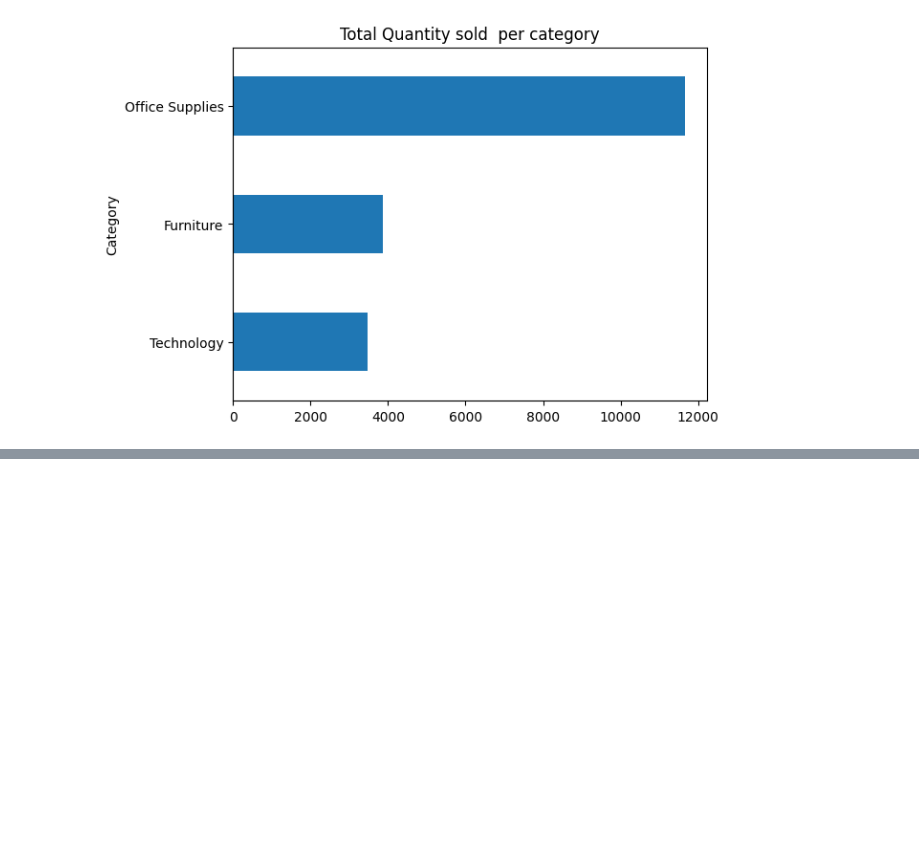
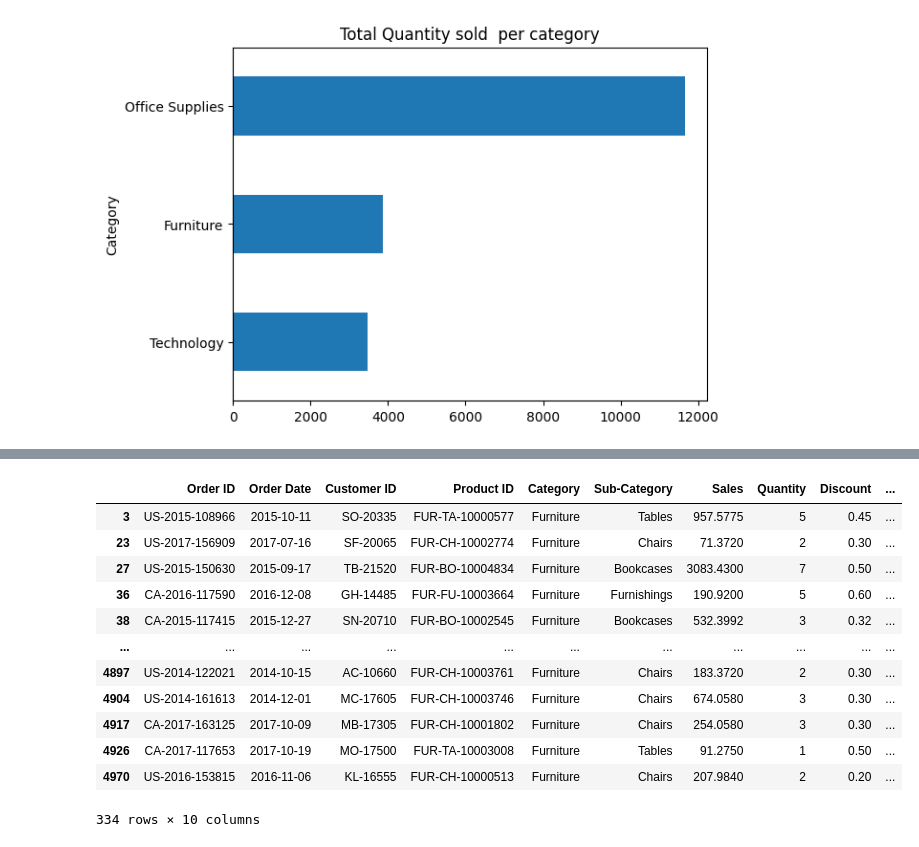
Before and after one commit to doaa-altarawy/Python_traning, a Jupyter notebook: Python Training 101_Sept 2023.ipynb, the cells around one changed output, grey strips where cells are left out. Saved outputs shown, nothing was run; the diff lists cells and outputs as text; code cells hidden in the pictures; blank space fills up the shorter version.

```diff
--- a/Python Training 101_Sept 2023.ipynb
+++ b/Python Training 101_Sept 2023.ipynb
@@ -256,0 +284,16 @@ df.groupby('Category')['Quantity'].sum().sort_values().plot.barh(title='Total Qu
+# %%
+df[(df['Profit'] < 0) & (df['Category'] == 'Furniture')]
+# %% [output]
+|  | Order ID | Order Date | Customer ID | Product ID | Category | Sub-Category | Sales | Quantity | Discount | ... |
+| 3 | US-2015-108966 | 2015-10-11 | SO-20335 | FUR-TA-10000577 | Furniture | Tables | 957.5775 | 5 | 0.45 | ... |
+| 23 | US-2017-156909 | 2017-07-16 | SF-20065 | FUR-CH-10002774 | Furniture | Chairs | 71.3720 | 2 | 0.30 | ... |
+| 27 | US-2015-150630 | 2015-09-17 | TB-21520 | FUR-BO-10004834 | Furniture | Bookcases | 3083.4300 | 7 | 0.50 | ... |
+| 36 | CA-2016-117590 | 2016-12-08 | GH-14485 | FUR-FU-10003664 | Furniture | Furnishings | 190.9200 | 5 | 0.60 | ... |
+| 38 | CA-2015-117415 | 2015-12-27 | SN-20710 | FUR-BO-10002545 | Furniture | Bookcases | 532.3992 | 3 | 0.32 | ... |
+| ... | ... | ... | ... | ... | ... | ... | ... | ... | ... | ... |
+| 4897 | US-2014-122021 | 2014-10-15 | AC-10660 | FUR-CH-10003761 | Furniture | Chairs | 183.3720 | 2 | 0.30 | ... |
+| 4904 | US-2014-161613 | 2014-12-01 | MC-17605 | FUR-CH-10003746 | Furniture | Chairs | 674.0580 | 3 | 0.30 | ... |
+| 4917 | CA-2017-163125 | 2017-10-09 | MB-17305 | FUR-CH-10001802 | Furniture | Chairs | 254.0580 | 3 | 0.30 | ... |
+| 4926 | CA-2017-117653 | 2017-10-19 | MO-17500 | FUR-TA-10003008 | Furniture | Tables | 91.2750 | 1 | 0.50 | ... |
+| 4970 | US-2016-153815 | 2016-11-06 | KL-16555 | FUR-CH-10000513 | Furniture | Chairs | 207.9840 | 2 | 0.20 | ... |
+334 rows × 10 columns
```
Also changed, not shown: parts of 24 cells of this notebook.
